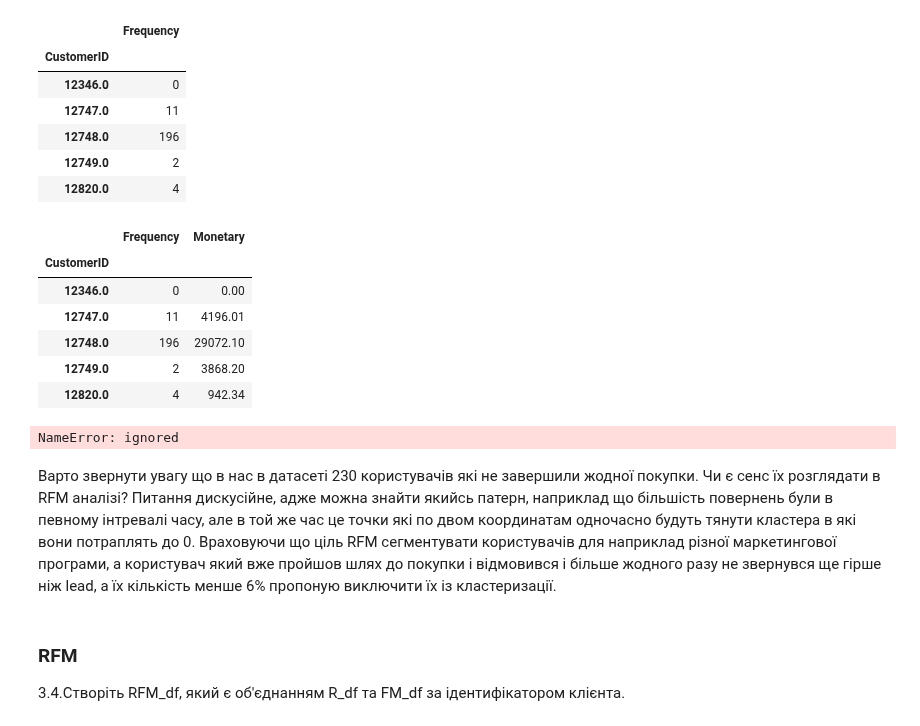
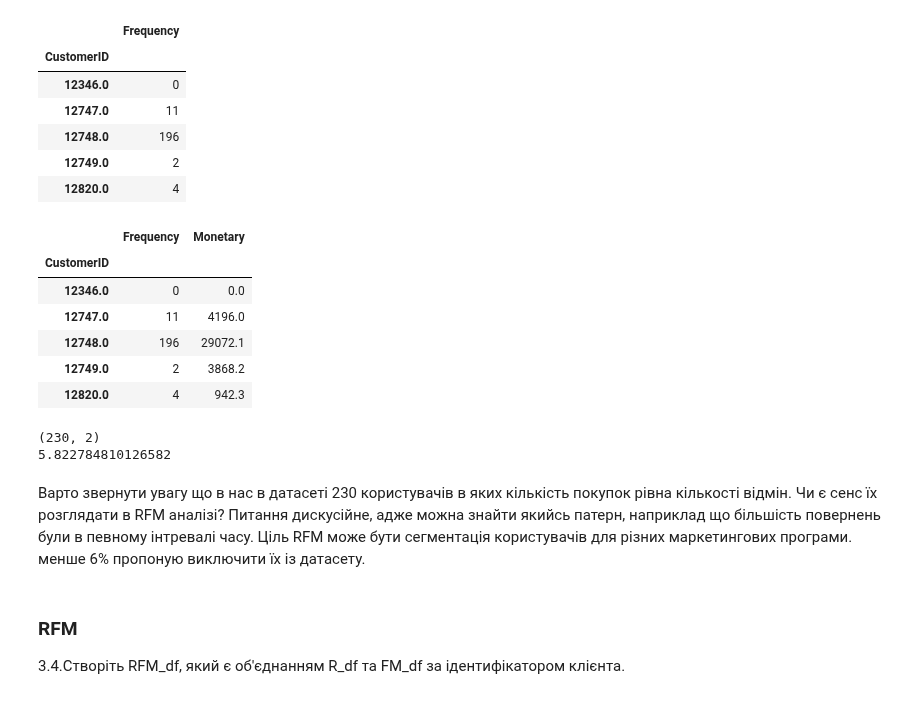
Before and after one commit to dmytrovelychko/rd_ds_python, a Jupyter notebook: hw_6.ipynb, the cells around one changed output. Saved outputs shown, nothing was run; the diff lists cells and outputs as text; code cells hidden in the pictures.

```diff
--- a/hw_6.ipynb
+++ b/hw_6.ipynb
@@ -374,23 +359,24 @@ FM_df.head()
 | 12820.0 | 4 |
 # %%
 df["Spending"] = df["Quantity"]*df["UnitPrice"]
-FM_df["Monetary"] = df.groupby("CustomerID")["Spending"].sum()
+FM_df["Monetary"] = df.groupby("CustomerID")["Spending"].sum().round(decimals=1)
 FM_df.head()
 # %% [output]
 |  | Frequency | Monetary |
 | CustomerID |  |  |
-| 12346.0 | 0 | 0.00 |
-| 12747.0 | 11 | 4196.01 |
-| 12748.0 | 196 | 29072.10 |
-| 12749.0 | 2 | 3868.20 |
-| 12820.0 | 4 | 942.34 |
+| 12346.0 | 0 | 0.0 |
+| 12747.0 | 11 | 4196.0 |
+| 12748.0 | 196 | 29072.1 |
+| 12749.0 | 2 | 3868.2 |
+| 12820.0 | 4 | 942.3 |
 # %%
-print(FM_df[FM_df["Monetary"] == 0].shape)
+print(FM_df[FM_df["Frequency"] == 0].shape)
 print(FM_df[FM_df["Frequency"] == 0].shape[0]/FM_df.shape[0]*100)
 # %% [output]
-NameError: ignored
+(230, 2)
+5.822784810126582
 # %% [markdown]
-Варто звернути увагу що в нас в датасеті 230 користувачів які не завершили жодної покупки. Чи є сенс їх розглядати в RFM аналізі? Питання дискусійне, адже можна знайти якийсь патерн, наприклад що більшість повернень були в певному інтревалі часу, але в той же час це точки які по двом координатам одночасно будуть тянути кластера в які вони потраплять до 0. Враховуючи що ціль RFM сегментувати користувачів для наприклад різної маркетингової програми, а користувач який вже пройшов шлях до покупки і відмовився і більше жодного разу не звернувся ще гірше ніж lead, а їх кількість менше 6% пропоную виключити їх із кластеризації.
+Варто звернути увагу що в нас в датасеті 230 користувачів в яких кількість покупок рівна кількості відмін. Чи є сенс їх розглядати в RFM аналізі? Питання дискусійне, адже можна знайти якийсь патерн, наприклад що більшість повернень були в певному інтревалі часу. Ціль RFM може бути сегментація користувачів для різних маркетингових програми. менше 6% пропоную виключити їх із датасету.
 # %% [markdown]
 ### RFM
 3.4.Створіть RFM_df, який є об'єднанням R_df та FM_df за ідентифікатором клієнта.
```
Also changed, not shown: parts of 16 cells of this notebook.
